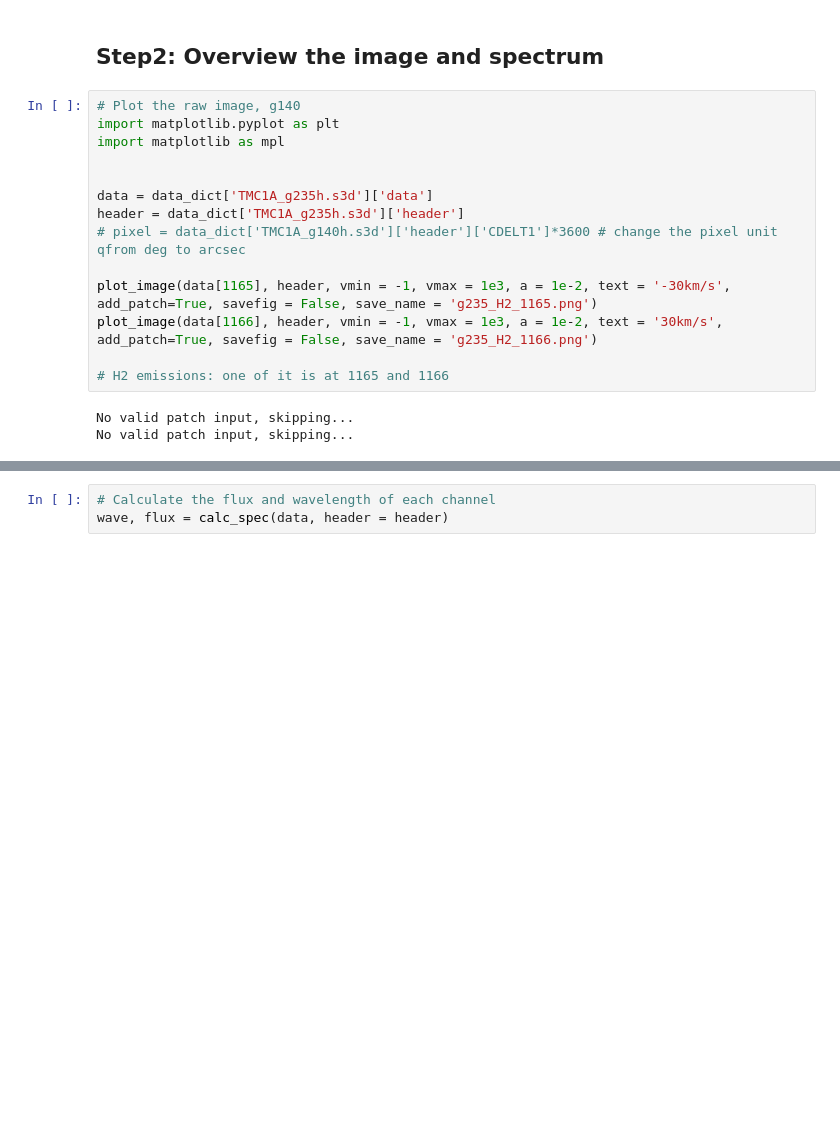
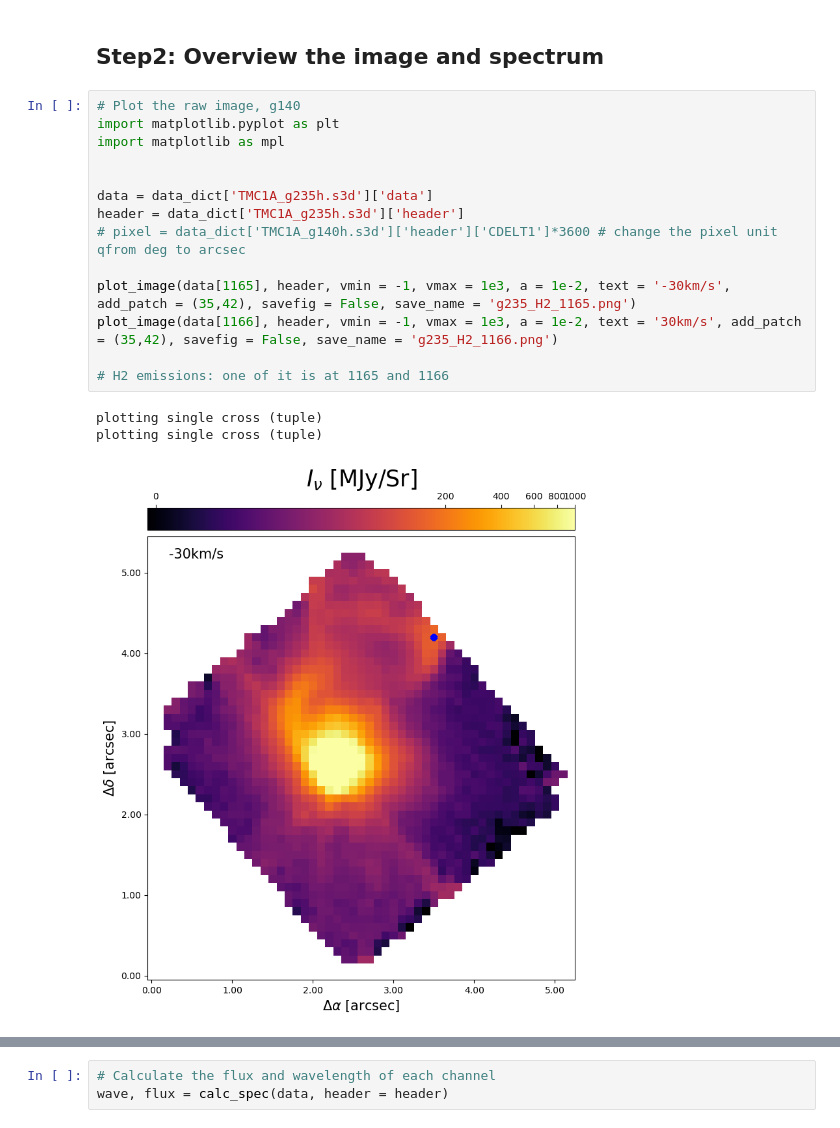
Before and after one commit to KuoJuiWu/2025Fall_ISM_Project, a Jupyter notebook: notebook/ism copy.ipynb, the cells around one changed output, grey strips where cells are left out. Drawn from its saved outputs; the diff is of its cells as text; blank space fills up the shorter version.

```diff
--- a/notebook/ism copy.ipynb
+++ b/notebook/ism copy.ipynb
@@ -44,17 +46,18 @@ data_dict keys: dict_keys(['TMC1A_g235h.x1d', 'TMC1A_g140h.x1d', 'TMC1A_g140h.s3
 # %%
 # Plot the raw image, g140
 import matplotlib.pyplot as plt
 import matplotlib as mpl
 
 
 data = data_dict['TMC1A_g235h.s3d']['data']
 header = data_dict['TMC1A_g235h.s3d']['header']
 # pixel = data_dict['TMC1A_g140h.s3d']['header']['CDELT1']*3600 # change the pixel unit  qfrom deg to arcsec
 
-plot_image(data[1165], header, vmin = -1, vmax = 1e3, a = 1e-2, text = '-30km/s', add_patch=True, savefig = False, save_name = 'g235_H2_1165.png')
-plot_image(data[1166], header, vmin = -1, vmax = 1e3, a = 1e-2, text = '30km/s', add_patch=True, savefig = False, save_name = 'g235_H2_1166.png')
+plot_image(data[1165], header, vmin = -1, vmax = 1e3, a = 1e-2, text = '-30km/s', add_patch = (35,42), savefig = False, save_name = 'g235_H2_1165.png')
+plot_image(data[1166], header, vmin = -1, vmax = 1e3, a = 1e-2, text = '30km/s', add_patch = (35,42), savefig = False, save_name = 'g235_H2_1166.png')
 
 # H2 emissions: one of it is at 1165 and 1166
 # %% [output]
-No valid patch input, skipping...
-No valid patch input, skipping...
+plotting single cross (tuple)
+plotting single cross (tuple)
+[figure, added]
```
Also changed, not shown: parts of 8 cells of this notebook.
